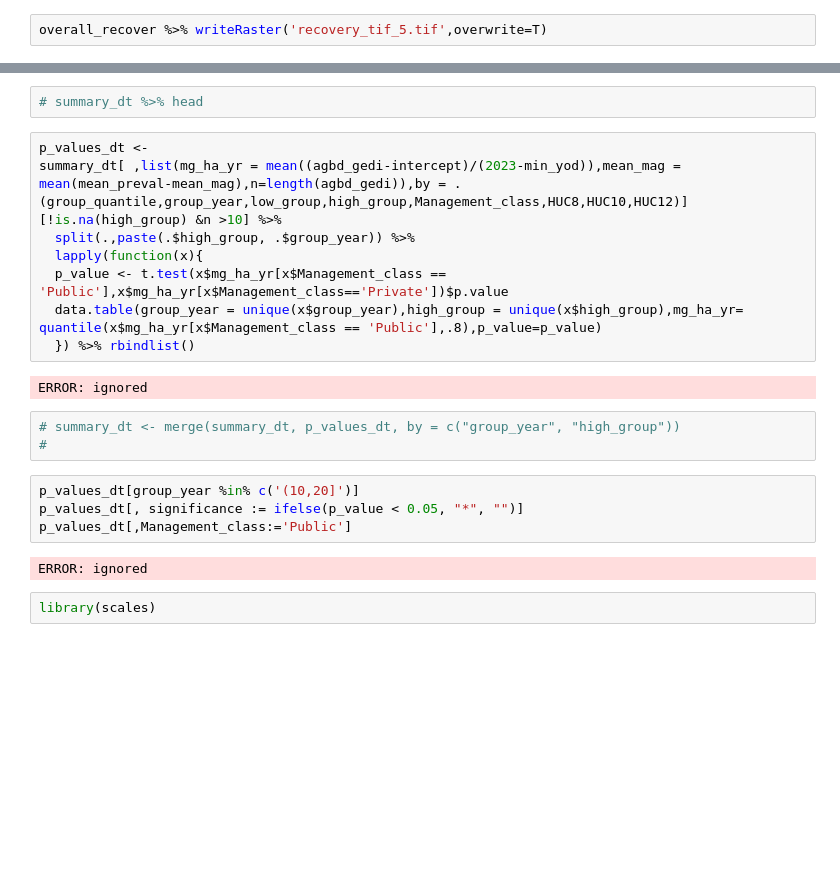
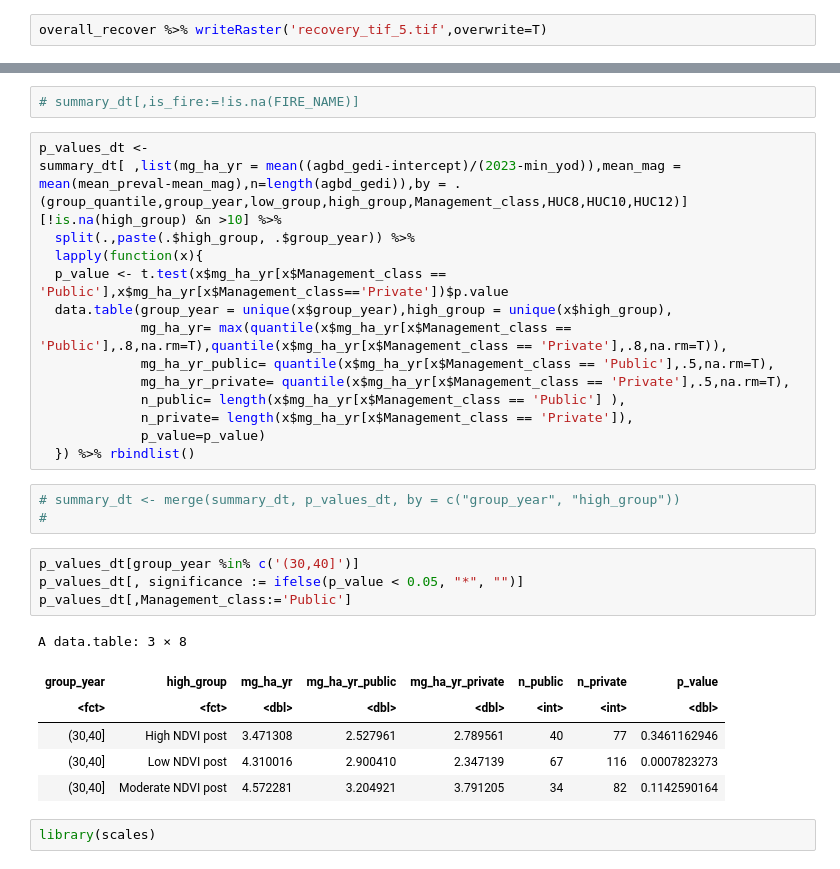
Before and after one commit to seismosmsr/machine_learning, a Jupyter notebook: gedi_analysis_HJA_analysis_v1.ipynb, the cells around one changed output, grey strips where cells are left out. Saved outputs shown, nothing was run; the diff lists cells and outputs as text; blank space fills up the shorter version.

```diff
--- a/gedi_analysis_HJA_analysis_v1.ipynb
+++ b/gedi_analysis_HJA_analysis_v1.ipynb
@@ -723,24 +613,33 @@ summary_dt$group_year %>% table
-# %%
-# summary_dt %>% head
+# %%
+# summary_dt[,is_fire:=!is.na(FIRE_NAME)]
 # %%
 p_values_dt <-
 summary_dt[ ,list(mg_ha_yr = mean((agbd_gedi-intercept)/(2023-min_yod)),mean_mag = mean(mean_preval-mean_mag),n=length(agbd_gedi)),by = .(group_quantile,group_year,low_group,high_group,Management_class,HUC8,HUC10,HUC12)][!is.na(high_group) &n >10] %>%
   split(.,paste(.$high_group, .$group_year)) %>%
   lapply(function(x){
   p_value <- t.test(x$mg_ha_yr[x$Management_class == 'Public'],x$mg_ha_yr[x$Management_class=='Private'])$p.value
-  data.table(group_year = unique(x$group_year),high_group = unique(x$high_group),mg_ha_yr= quantile(x$mg_ha_yr[x$Management_class == 'Public'],.8),p_value=p_value)
+  data.table(group_year = unique(x$group_year),high_group = unique(x$high_group),
+             mg_ha_yr= max(quantile(x$mg_ha_yr[x$Management_class == 'Public'],.8,na.rm=T),quantile(x$mg_ha_yr[x$Management_class == 'Private'],.8,na.rm=T)),
+             mg_ha_yr_public= quantile(x$mg_ha_yr[x$Management_class == 'Public'],.5,na.rm=T),
+             mg_ha_yr_private= quantile(x$mg_ha_yr[x$Management_class == 'Private'],.5,na.rm=T),
+             n_public= length(x$mg_ha_yr[x$Management_class == 'Public'] ),
+             n_private= length(x$mg_ha_yr[x$Management_class == 'Private']),
+             p_value=p_value)
   }) %>% rbindlist()
-# %% [output]
-ERROR: ignored
 # %%
 # summary_dt <- merge(summary_dt, p_values_dt, by = c("group_year", "high_group"))
 #
 # %%
-p_values_dt[group_year %in% c('(10,20]')]
+p_values_dt[group_year %in% c('(30,40]')]
 p_values_dt[, significance := ifelse(p_value < 0.05, "*", "")]
 p_values_dt[,Management_class:='Public']
 # %% [output]
-ERROR: ignored
+A data.table: 3 × 8
+| group_year | high_group | mg_ha_yr | mg_ha_yr_public | mg_ha_yr_private | n_public | n_private | p_value |
+| <fct> | <fct> | <dbl> | <dbl> | <dbl> | <int> | <int> | <dbl> |
+| (30,40] | High NDVI post | 3.471308 | 2.527961 | 2.789561 | 40 | 77 | 0.3461162946 |
+| (30,40] | Low NDVI post | 4.310016 | 2.900410 | 2.347139 | 67 | 116 | 0.0007823273 |
+| (30,40] | Moderate NDVI post | 4.572281 | 3.204921 | 3.791205 | 34 | 82 | 0.1142590164 |
 # %%
 library(scales)
 # %%
```
Also changed, not shown: parts of 34 cells of this notebook.
